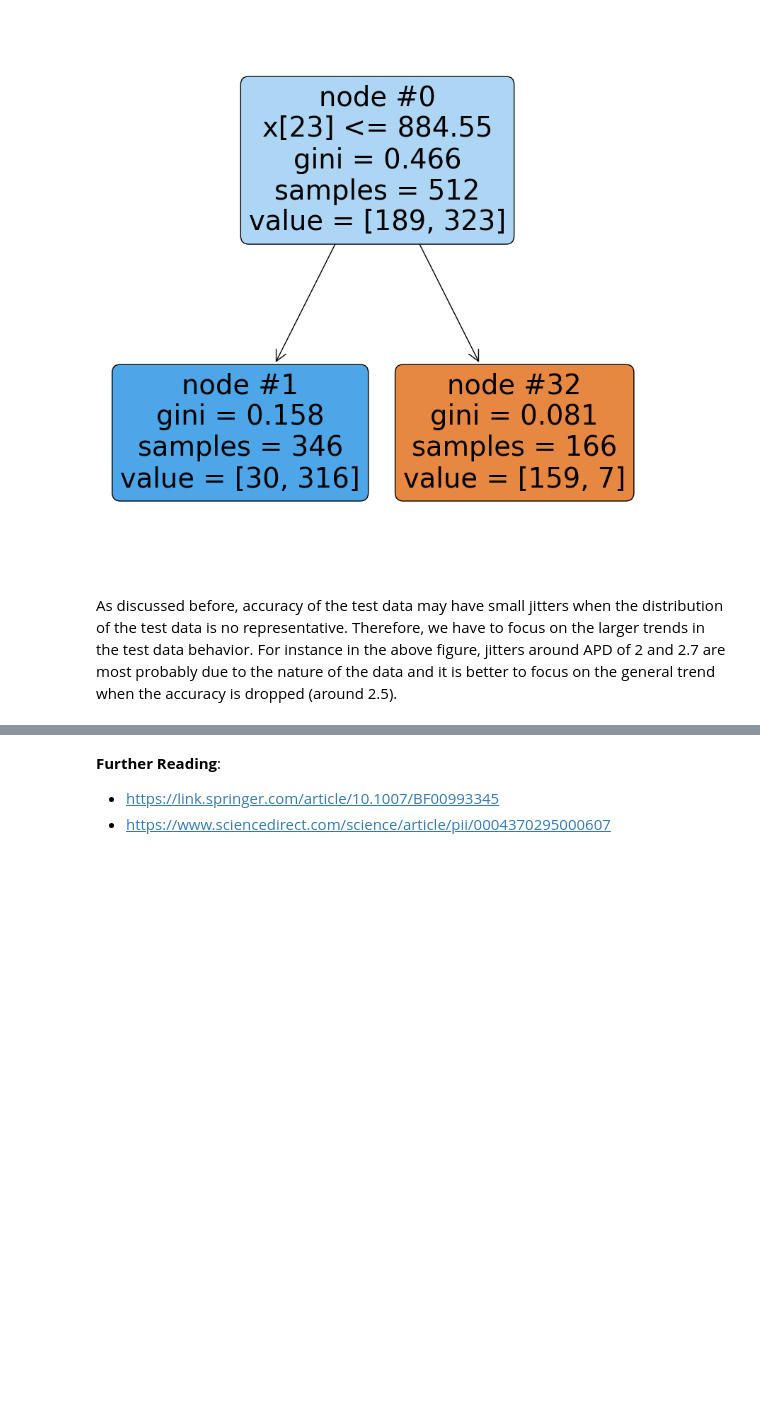
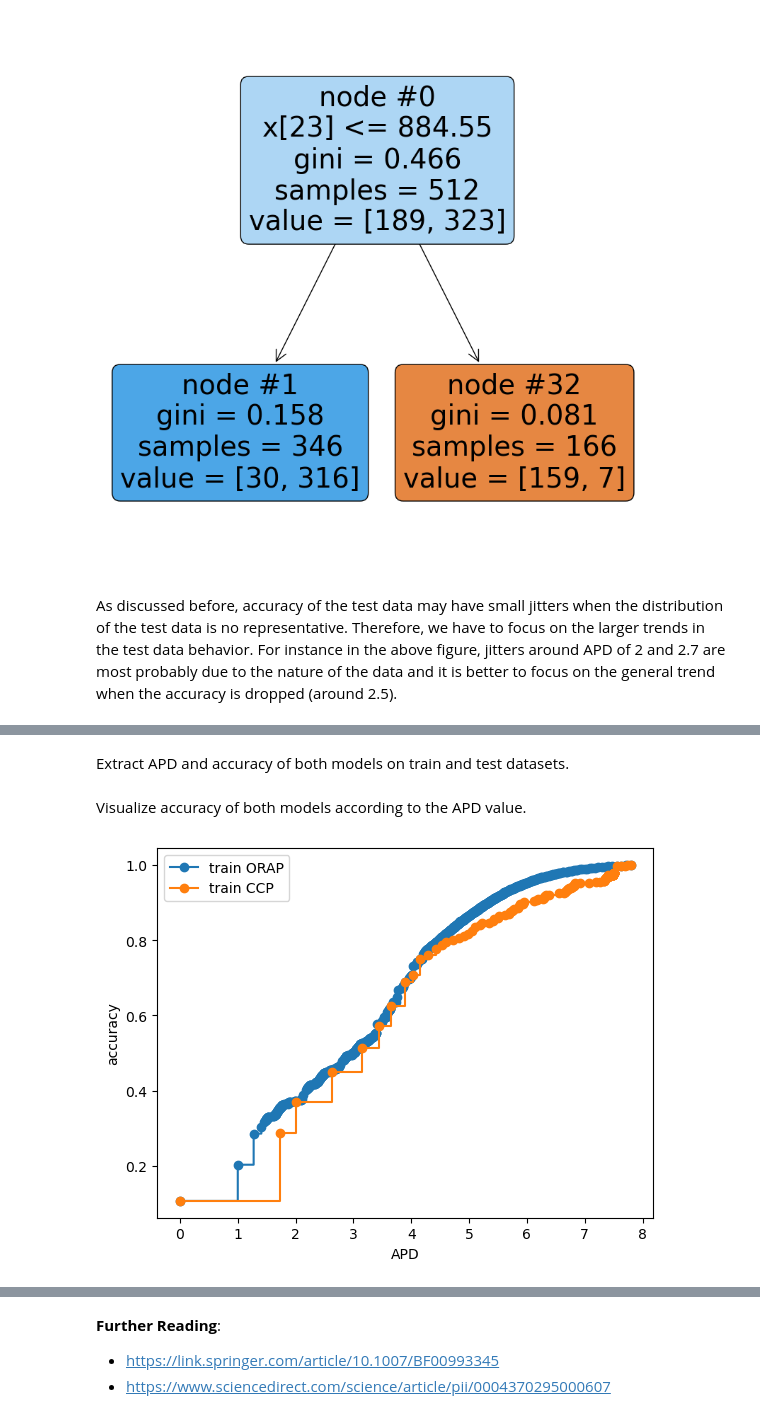
Before and after one commit to masoudinejad/dt_pruning, a Jupyter notebook: orap.ipynb, the cells around one changed output, grey strips where cells are left out. Saved outputs shown, nothing was run; the diff lists cells and outputs as text; code cells hidden in the pictures; blank space fills up the shorter version.

Commit message:
add comparison to ORAP

```diff
--- a/orap.ipynb
+++ b/orap.ipynb
@@ -371,0 +378,3 @@ As discussed before, accuracy of the test data may have small jitters when the d
+# %%
+X, y = load_digits(return_X_y=True)
+X_train, X_test, y_train, y_test = train_test_split(X, y, test_size = 0.3, random_state=7)
@@ -371,0 +383,9 @@ As discussed before, accuracy of the test data may have small jitters when the d
+# %%
+ccp_classifier = DecisionTreeClassifier(random_state=0)
+path = ccp_classifier.cost_complexity_pruning_path(X_train, y_train)
+ccp_alphas, impurities = path.ccp_alphas, path.impurities
+ccp_clfs = []
+for ccp_alpha in ccp_alphas:
+    ccp_clf = DecisionTreeClassifier(random_state=0, ccp_alpha=ccp_alpha)
+    ccp_clf.fit(X_train, y_train)
+    ccp_clfs.append(ccp_clf)
@@ -371,0 +395,8 @@ As discussed before, accuracy of the test data may have small jitters when the d
+# %%
+base_dt = ccp_clfs[0]
+ORAP_sequence = get_ORAP_sequence(base_dt)
+remove_sequence = ORAP_sequence.removed
+orap_clfs = []
+for prune_list in remove_sequence:
+    orap_clf = series_prune(base_dt, prune_list)
+    orap_clfs.append(orap_clf)
@@ -371,0 +421,21 @@ As discussed before, accuracy of the test data may have small jitters when the d
+# %% [markdown]
+Extract APD and accuracy of both models on train and test datasets.
+# %%
+orap_APD = [ext_dt(clf).get_APD() for clf in orap_clfs]
+orap_train_scores = [clf.score(X_train, y_train) for clf in orap_clfs]
+orap_test_scores = [clf.score(X_test, y_test) for clf in orap_clfs]
+
+ccp_APD = [ext_dt(clf).get_APD() for clf in ccp_clfs]
+ccp_train_scores = [clf.score(X_train, y_train) for clf in ccp_clfs]
+ccp_test_scores = [clf.score(X_test, y_test) for clf in ccp_clfs]
+# %% [markdown]
+Visualize accuracy of both models according to the APD value.
+# %%
+fig, ax = plt.subplots()
+ax.set_xlabel("APD")
+ax.set_ylabel("accuracy")
+ax.plot(orap_APD, orap_train_scores, marker="o", label="train ORAP", drawstyle="steps-pre")
+ax.plot(ccp_APD, ccp_train_scores, marker="o", label="train CCP", drawstyle="steps-pre")
+_=ax.legend()
+# %% [output]
+[figure, added]
```
Also changed, not shown: parts of 10 cells of this notebook, 1 other file.
